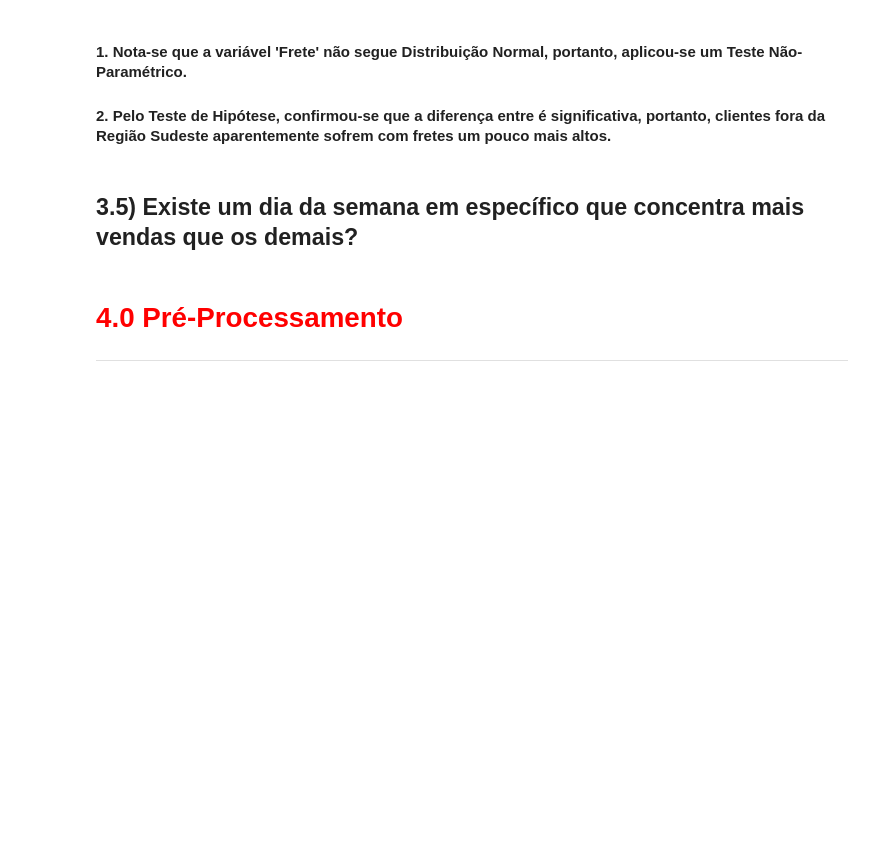
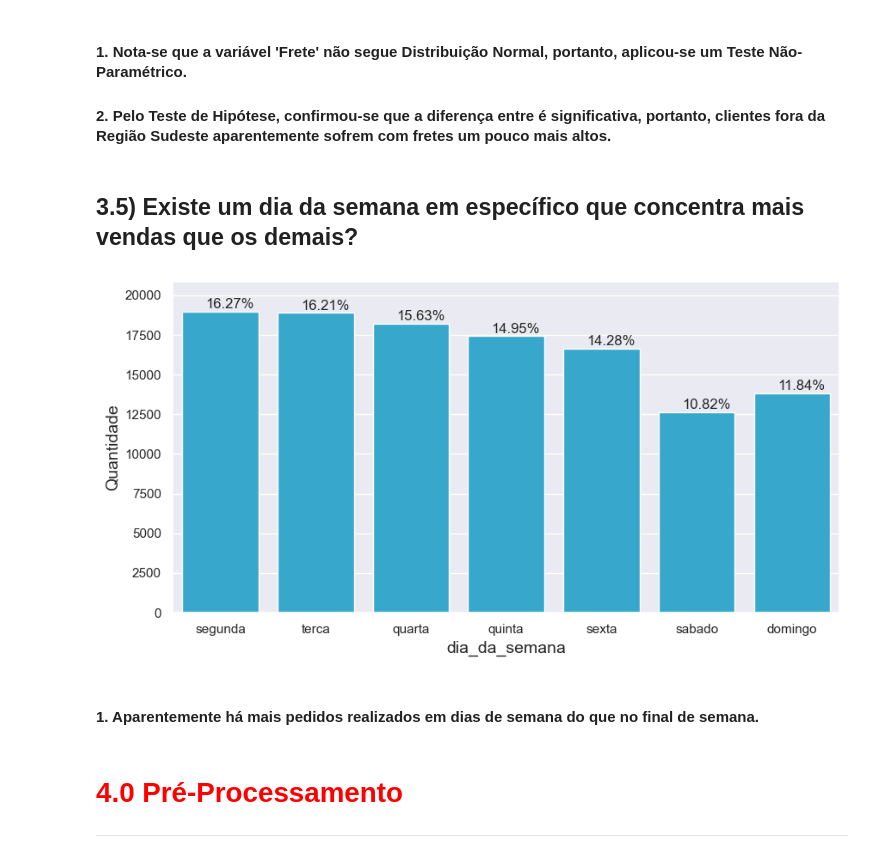
Before and after one commit to leonardovargas10/Modelo_Segmentacao_Clientes, a Jupyter notebook: segmentacao_clientes_marketing.ipynb, the cells around one changed output. Saved outputs shown, nothing was run; the diff lists cells and outputs as text; code cells hidden in the pictures; blank space fills up the shorter version.

```diff
--- a/segmentacao_clientes_marketing.ipynb
+++ b/segmentacao_clientes_marketing.ipynb
@@ -97,7 +97,7 @@ def plota_barras(lista_variaveis, hue, df, linhas, colunas):
     if hue != False:
         if (linhas == 1) and (colunas == 1):
             k = 0
-            ax = sns.countplot(x = lista_variaveis[k], data = df, orient = 'h', hue = hue, palette={'Yes':'#1FB3E5', 'No':'#696969'})
+            ax = sns.countplot(x = lista_variaveis[k], data = df, orient = 'h', hue = hue)
             ax.set_xlabel(f'{lista_variaveis[k]}', fontsize = 14)
             ax.set_ylabel(f'Quantidade', fontsize = 14)
             total = []
@@ -123,7 +123,7 @@ def plota_barras(lista_variaveis, hue, df, linhas, colunas):
             k = 0
             for i in np.arange(linhas):
                 for j in np.arange(colunas):
-                    ax = sns.countplot(x = lista_variaveis[k], data = df, orient = 'h', ax = axis[j], hue = hue, palette={'Yes':'#1FB3E5', 'No':'#696969'})
+                    ax = sns.countplot(x = lista_variaveis[k], data = df, orient = 'h', ax = axis[j], hue = hue)
                     ax.set_xlabel(f'{lista_variaveis[k]}', fontsize = 14)
                     ax.set_ylabel(f'Quantidade', fontsize = 14)
                     total = []
@@ -149,7 +149,7 @@ def plota_barras(lista_variaveis, hue, df, linhas, colunas):
             k = 0
             for i in np.arange(linhas):
                 for j in np.arange(colunas):
-                    ax = sns.countplot(x = lista_variaveis[k], data = df, orient = 'h', ax = axis[i], hue = hue, palette={'Yes':'#1FB3E5', 'No':'#696969'})
+                    ax = sns.countplot(x = lista_variaveis[k], data = df, orient = 'h', ax = axis[i], hue = hue)
                     ax.set_xlabel(f'{lista_variaveis[k]}', fontsize = 14)
                     ax.set_ylabel(f'Quantidade', fontsize = 14)
                     total = []
@@ -175,7 +175,7 @@ def plota_barras(lista_variaveis, hue, df, linhas, colunas):
             k = 0
             for i in np.arange(linhas):
                 for j in np.arange(colunas):
-                    ax = sns.countplot(x = lista_variaveis[k], data = df, orient = 'h', ax = axis[i, j], hue = hue, palette={'Yes':'#1FB3E5', 'No':'#696969'})
+                    ax = sns.countplot(x = lista_variaveis[k], data = df, orient = 'h', ax = axis[i, j], hue = hue)
                     ax.set_xlabel(f'{lista_variaveis[k]}', fontsize = 14)
                     ax.set_ylabel(f'Quantidade', fontsize = 14)
                     total = []
@@ -727,6 +771,17 @@ Pelo Teste de Hipótese de Mann Whitney, há diferença significativa entre as m
 #### 2. Pelo Teste de Hipótese, confirmou-se que a diferença entre é significativa, portanto, clientes fora da Região Sudeste aparentemente sofrem com fretes um pouco mais altos.
 # %% [markdown]
 ## 3.5) Existe um dia da semana em específico que concentra mais vendas que os demais?
+# %%
+df_dia_da_semana = df_trusted.copy()
+df_dia_da_semana['horario_pedido'] = pd.to_datetime(df_dia_da_semana['horario_pedido'])
+df_dia_da_semana['dia_da_semana'] = df_dia_da_semana['horario_pedido'].dt.weekday
+df_dia_da_semana.sort_values(by = 'dia_da_semana', ascending = True, inplace = True)
+df_dia_da_semana['dia_da_semana'].replace({0:'segunda', 1:'terca', 2:'quarta', 3:'quinta', 4:'sexta', 5:'sabado', 6:'domingo'}, inplace = True)
+plota_barras(['dia_da_semana'], False, df_dia_da_semana, 1, 1)
+# %% [output]
+[figure, added]
+# %% [markdown]
+#### 1. Aparentemente há mais pedidos realizados em dias de semana do que no final de semana.
 # %% [markdown]
 # <font color='red' style='font-size: 40px;'> 4.0 Pré-Processamento </font>
 <hr style='border: 2px solid red;'>
```
Also changed, not shown: parts of 16 cells of this notebook.
